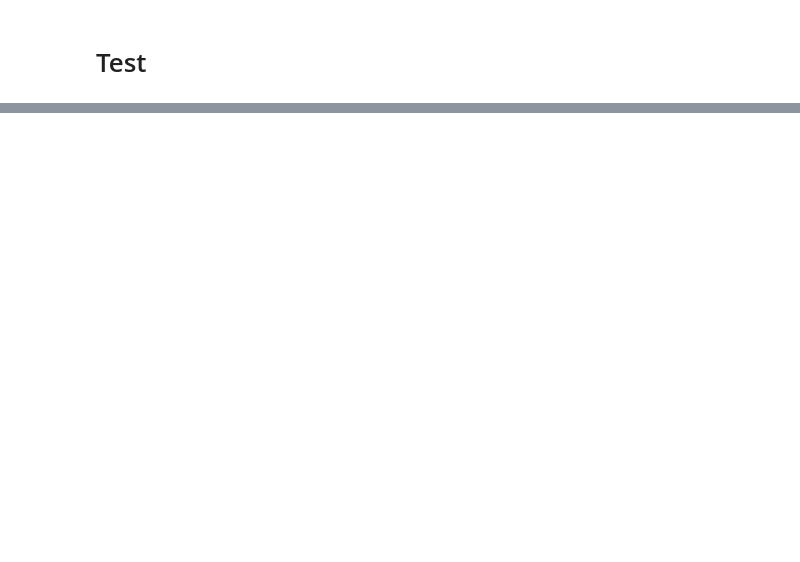
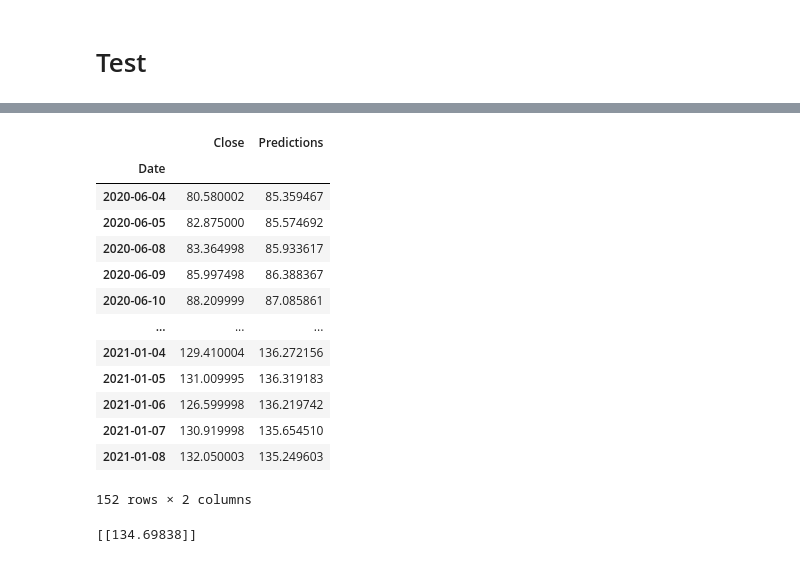
Before and after one commit to davidcui/colab, a Jupyter notebook: RNN_Prediction.ipynb, the cells around one changed output, grey strips where cells are left out. Cells and saved outputs as stored; diff of their text form; code cells hidden in the pictures; blank space fills up the shorter version.

```diff
--- a/RNN_Prediction.ipynb
+++ b/RNN_Prediction.ipynb
@@ -90,0 +140,42 @@ for i in range(60,len(train_data)):
+# %%
+#Show the valid and predicted prices
+valid
+# %% [output]
+|  | Close | Predictions |
+| Date |  |  |
+| 2020-06-04 | 80.580002 | 85.359467 |
+| 2020-06-05 | 82.875000 | 85.574692 |
+| 2020-06-08 | 83.364998 | 85.933617 |
+| 2020-06-09 | 85.997498 | 86.388367 |
+| 2020-06-10 | 88.209999 | 87.085861 |
+| ... | ... | ... |
+| 2021-01-04 | 129.410004 | 136.272156 |
+| 2021-01-05 | 131.009995 | 136.319183 |
+| 2021-01-06 | 126.599998 | 136.219742 |
+| 2021-01-07 | 130.919998 | 135.654510 |
+| 2021-01-08 | 132.050003 | 135.249603 |
+152 rows × 2 columns
+# %%
+#Get the quote
+apple_quote = web.DataReader('AAPL', data_source='yahoo', start='2018-01-01', end='2021-1-11')
+#Create a new dataframe
+new_df = apple_quote.filter(['Close'])
+#Get teh last 60 day closing price
+last_60_days = new_df[-60:].values
+#Scale the data to be values between 0 and 1
+last_60_days_scaled = scaler.transform(last_60_days)
+#Create an empty list
+X_test = []
+#Append teh past 60 days
+X_test.append(last_60_days_scaled)
+#Convert the X_test data set to a numpy array
+X_test = np.array(X_test)
+#Reshape the data
+X_test = np.reshape(X_test, (X_test.shape[0], X_test.shape[1], 1))
+#Get the predicted scaled price
+pred_price = model.predict(X_test)
+#undo the scaling
+pred_price = scaler.inverse_transform(pred_price)
+print(pred_price)
+# %% [output]
+[[134.69838]]
```
Also changed, not shown: parts of 12 cells of this notebook.
